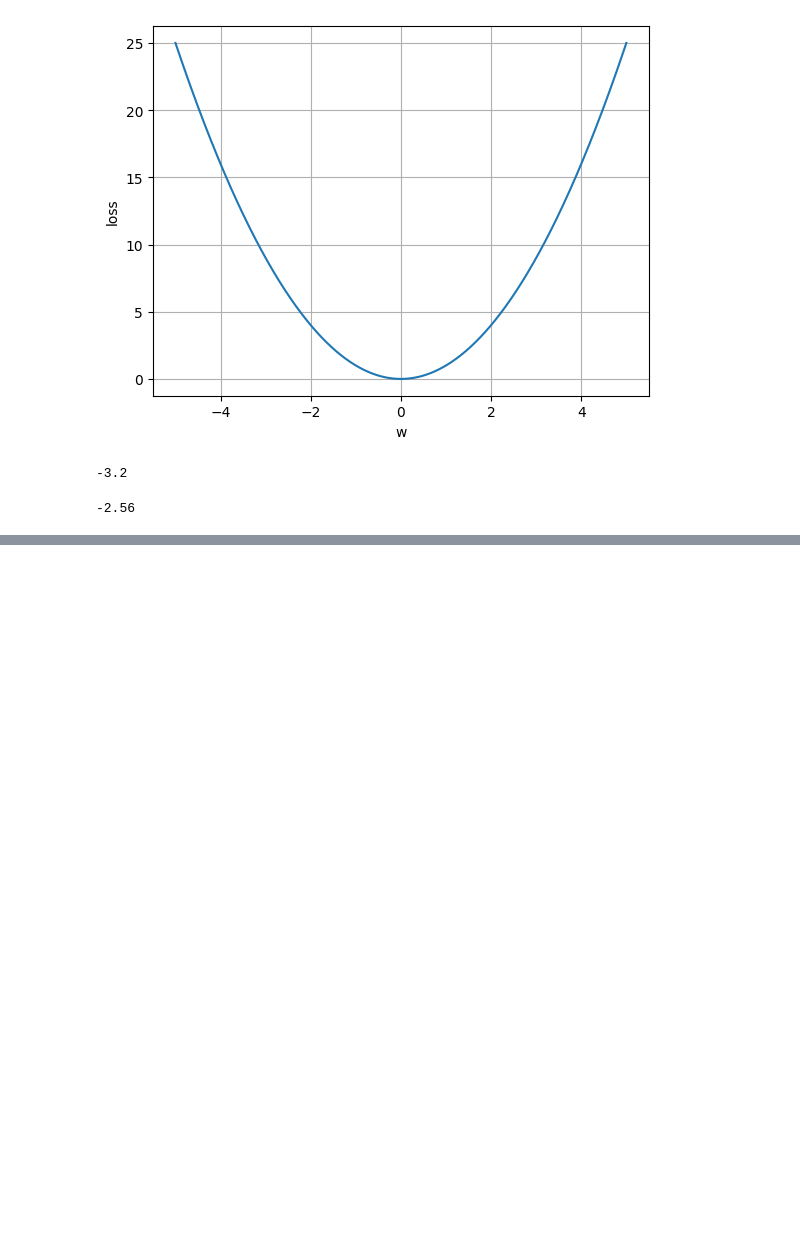
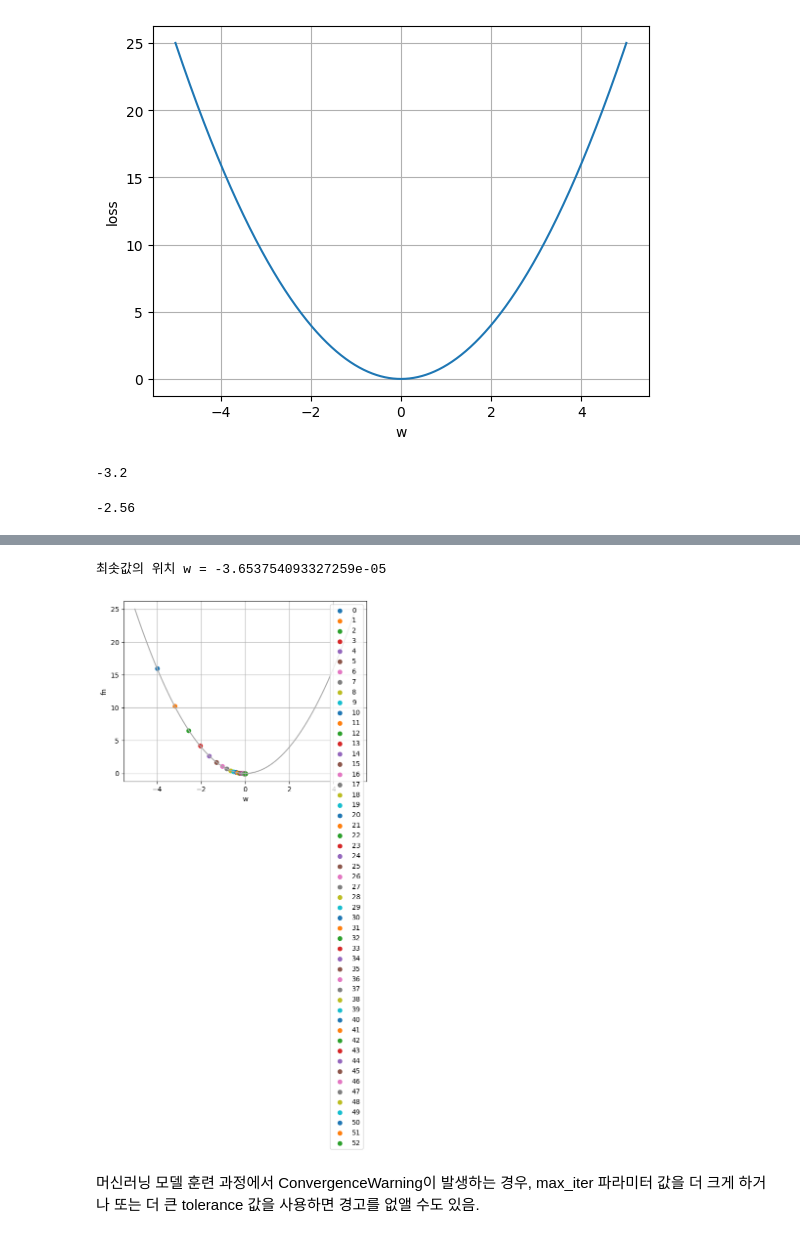
Before and after one commit to JakeOh/202605_BD57, a Jupyter notebook: lab_ml/ml07_grandient_descent.ipynb, the cells around one changed output, grey strips where cells are left out. Drawn from its saved outputs; the diff is of its cells as text; code cells hidden in the pictures; blank space fills up the shorter version.

```diff
--- a/lab_ml/ml07_grandient_descent.ipynb
+++ b/lab_ml/ml07_grandient_descent.ipynb
@@ -52,0 +111,7 @@ print(w_next)
+# %%
+gradient_descent(max_iter=1_000, tolerance=0.00001)
+# %% [output]
+최솟값의 위치 w = -3.653754093327259e-05
+[figure, added]
+# %% [markdown]
+머신러닝 모델 훈련 과정에서 ConvergenceWarning이 발생하는 경우, max_iter 파라미터 값을 더 크게 하거나 또는 더 큰 tolerance 값을 사용하면 경고를 없앨 수도 있음.
```
Also changed, not shown: parts of 6 cells of this notebook.
